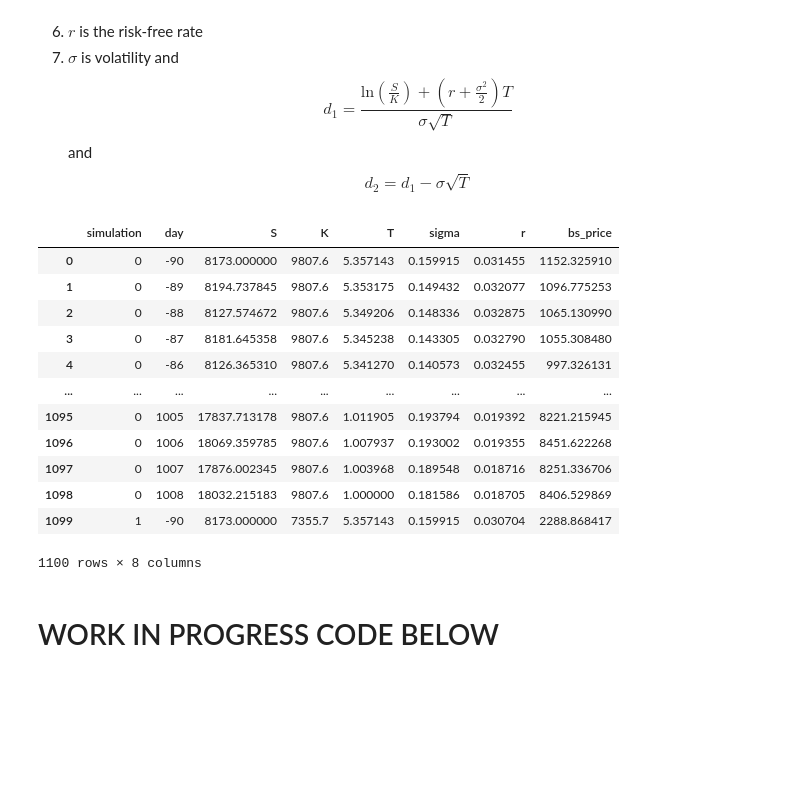
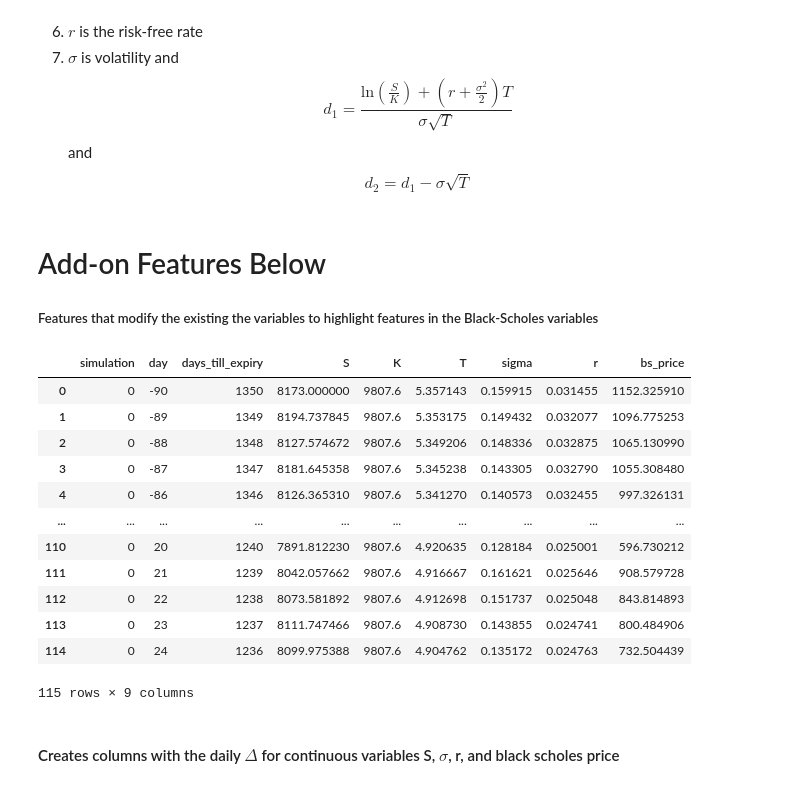
Before and after one commit to BransonWitt/2026PractitionerChallenge, a Jupyter notebook: Dataset Generation/CleanDatasetGenerator.ipynb, the cells around one changed output. Drawn from its saved outputs; the diff is of its cells as text; code cells hidden in the pictures; blank space fills up the shorter version.

```diff
--- a/Dataset Generation/CleanDatasetGenerator.ipynb
+++ b/Dataset Generation/CleanDatasetGenerator.ipynb
@@ -755,22 +762,25 @@ with pd.read_csv(input_file, chunksize=chunksize) as reader:
             header=(i == 0),
             index=False
         )
+# %% [markdown]
+# Add-on Features Below
+##### Features that modify the existing the variables to highlight features in the Black-Scholes variables
 # %%
 totaldf = pd.read_csv("black_scholes_simulation_data_T5_with_price.csv")
-totaldf.head(1100)
+totaldf.head(115)
 # %% [output]
-|  | simulation | day | S | K | T | sigma | r | bs_price |
-| 0 | 0 | -90 | 8173.000000 | 9807.6 | 5.357143 | 0.159915 | 0.031455 | 1152.325910 |
-| 1 | 0 | -89 | 8194.737845 | 9807.6 | 5.353175 | 0.149432 | 0.032077 | 1096.775253 |
-| 2 | 0 | -88 | 8127.574672 | 9807.6 | 5.349206 | 0.148336 | 0.032875 | 1065.130990 |
-| 3 | 0 | -87 | 8181.645358 | 9807.6 | 5.345238 | 0.143305 | 0.032790 | 1055.308480 |
-| 4 | 0 | -86 | 8126.365310 | 9807.6 | 5.341270 | 0.140573 | 0.032455 | 997.326131 |
-| ... | ... | ... | ... | ... | ... | ... | ... | ... |
-| 1095 | 0 | 1005 | 17837.713178 | 9807.6 | 1.011905 | 0.193794 | 0.019392 | 8221.215945 |
-| 1096 | 0 | 1006 | 18069.359785 | 9807.6 | 1.007937 | 0.193002 | 0.019355 | 8451.622268 |
-| 1097 | 0 | 1007 | 17876.002345 | 9807.6 | 1.003968 | 0.189548 | 0.018716 | 8251.336706 |
-| 1098 | 0 | 1008 | 18032.215183 | 9807.6 | 1.000000 | 0.181586 | 0.018705 | 8406.529869 |
-| 1099 | 1 | -90 | 8173.000000 | 7355.7 | 5.357143 | 0.159915 | 0.030704 | 2288.868417 |
+|  | simulation | day | days_till_expiry | S | K | T | sigma | r | bs_price |
+| 0 | 0 | -90 | 1350 | 8173.000000 | 9807.6 | 5.357143 | 0.159915 | 0.031455 | 1152.325910 |
+| 1 | 0 | -89 | 1349 | 8194.737845 | 9807.6 | 5.353175 | 0.149432 | 0.032077 | 1096.775253 |
+| 2 | 0 | -88 | 1348 | 8127.574672 | 9807.6 | 5.349206 | 0.148336 | 0.032875 | 1065.130990 |
+| 3 | 0 | -87 | 1347 | 8181.645358 | 9807.6 | 5.345238 | 0.143305 | 0.032790 | 1055.308480 |
+| 4 | 0 | -86 | 1346 | 8126.365310 | 9807.6 | 5.341270 | 0.140573 | 0.032455 | 997.326131 |
+| ... | ... | ... | ... | ... | ... | ... | ... | ... | ... |
+| 110 | 0 | 20 | 1240 | 7891.812230 | 9807.6 | 4.920635 | 0.128184 | 0.025001 | 596.730212 |
+| 111 | 0 | 21 | 1239 | 8042.057662 | 9807.6 | 4.916667 | 0.161621 | 0.025646 | 908.579728 |
+| 112 | 0 | 22 | 1238 | 8073.581892 | 9807.6 | 4.912698 | 0.151737 | 0.025048 | 843.814893 |
+| 113 | 0 | 23 | 1237 | 8111.747466 | 9807.6 | 4.908730 | 0.143855 | 0.024741 | 800.484906 |
+| 114 | 0 | 24 | 1236 | 8099.975388 | 9807.6 | 4.904762 | 0.135172 | 0.024763 | 732.504439 |
-1100 rows × 8 columns
+115 rows × 9 columns
-# %% [markdown]
-# WORK IN PROGRESS CODE BELOW
+# %% [markdown]
+#### Creates columns with the daily $\Delta$ for continuous variables S, $\sigma$, r, and black scholes price
```
Also changed, not shown: parts of 33 cells of this notebook.
